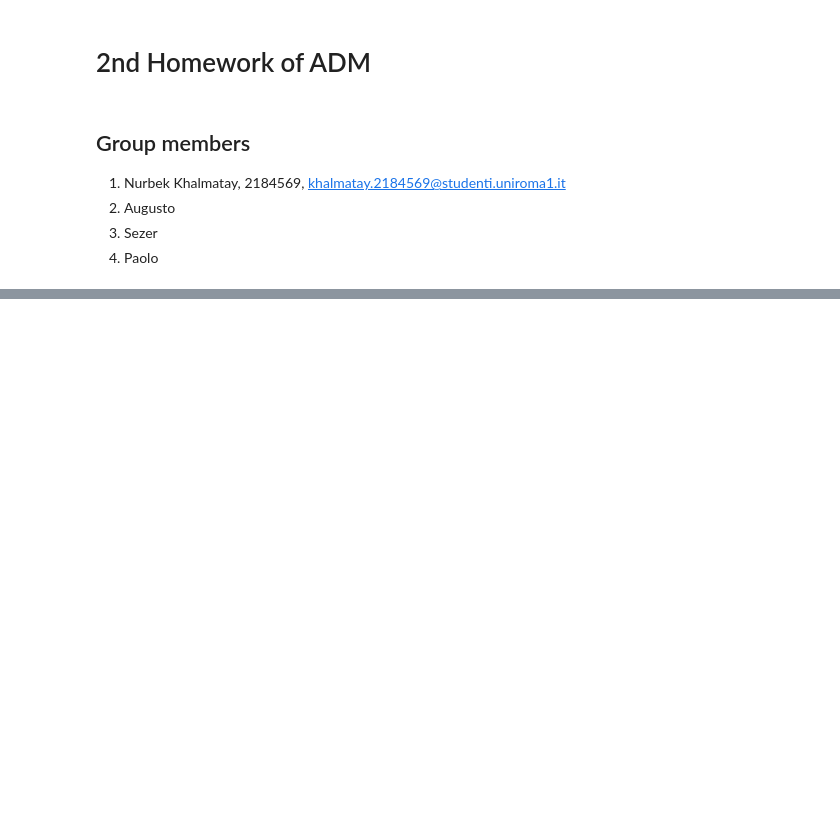
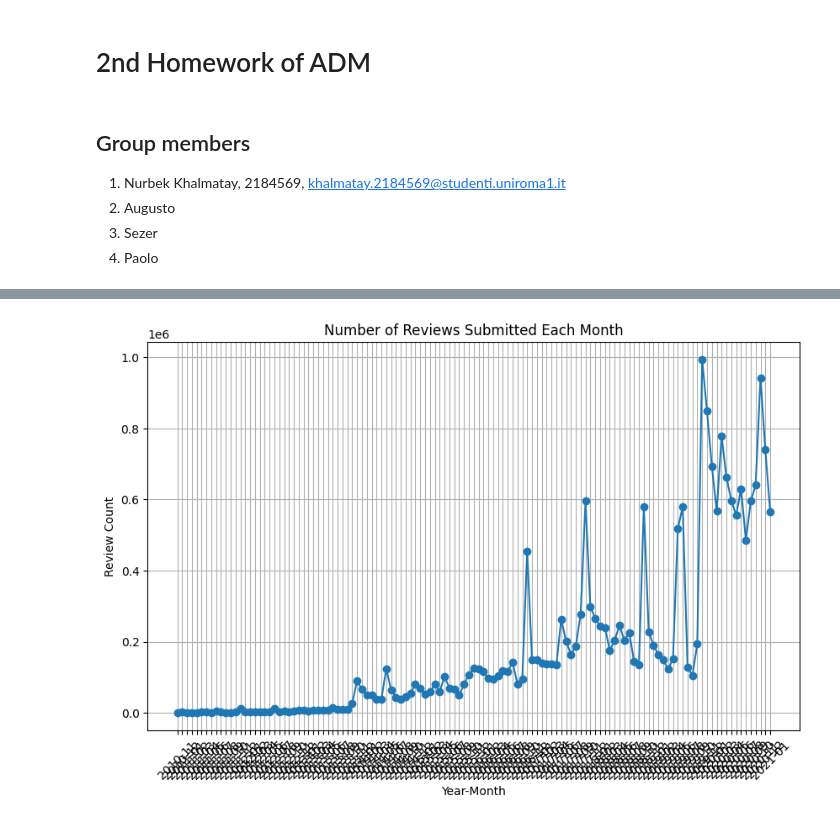
Before and after one commit to khalmatay/videogame-reviews-analysis, a Jupyter notebook: main.ipynb, the cells around one changed output, grey strips where cells are left out. Saved outputs shown, nothing was run; the diff lists cells and outputs as text; code cells hidden in the pictures; blank space fills up the shorter version.

```diff
--- a/main.ipynb
+++ b/main.ipynb
@@ -47,0 +138,2 @@ df.head()
+# %%
+count_review_created  = pd.read_csv(csv_file_path, usecols=["review_id", "timestamp_created", "timestamp_updated"])
@@ -47,0 +143,5 @@ df.head()
+# %%
+count_review_created['timestamp_created'] = pd.to_datetime(count_review_created['timestamp_created'], unit='s')
+count_review_created['timestamp_updated'] = pd.to_datetime(count_review_created['timestamp_updated'], unit='s')
+count_review_created['month_created'] = count_review_created['timestamp_created'].dt.month
+count_review_created['month_updated'] = count_review_created['timestamp_updated'].dt.month
@@ -47,0 +150,17 @@ df.head()
+# %%
+month_review_counts = count_review_created.groupby('year_month_created').size().reset_index(name='review_count')
+# %%
+import matplotlib.pyplot as plt
+
+# Plotting the monthly review counts
+plt.figure(figsize=(10, 6))
+plt.plot(month_review_counts['year_month_created'].astype(str), month_review_counts['review_count'], marker='o', linestyle='-')
+plt.title("Number of Reviews Submitted Each Month")
+plt.xlabel("Year-Month")
+plt.ylabel("Review Count")
+plt.xticks(rotation=45)
+plt.grid()
+
+plt.show()
+# %% [output]
+[figure, added]
```
Also changed, not shown: parts of 14 cells of this notebook.
